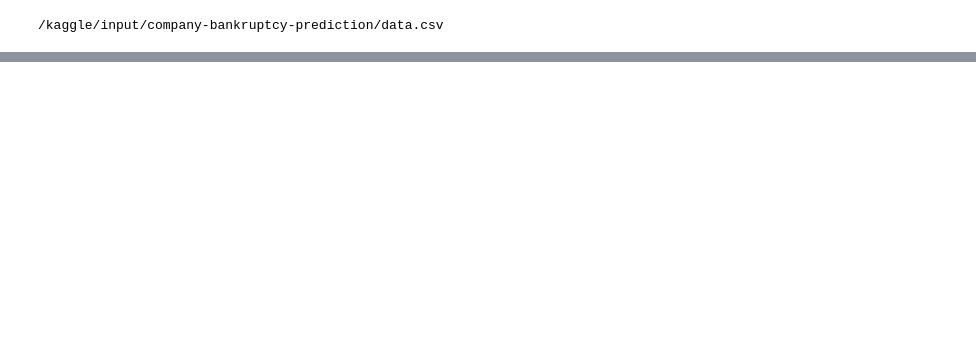
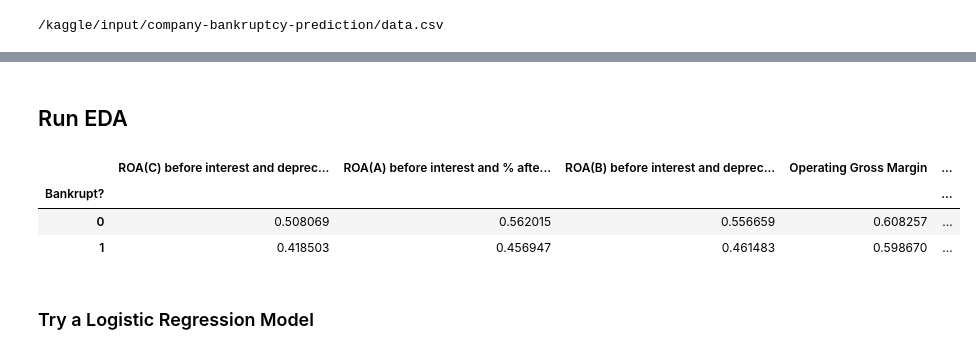
Before and after one commit to zhou1126/Marquette_teaching_finance, a Jupyter notebook: Company_Bankruptcy_prediction.ipynb, the cells around one changed output, grey strips where cells are left out. Saved outputs shown, nothing was run; the diff lists cells and outputs as text; code cells hidden in the pictures; blank space fills up the shorter version.

```diff
--- a/Company_Bankruptcy_prediction.ipynb
+++ b/Company_Bankruptcy_prediction.ipynb
@@ -20,0 +54,14 @@ for dirname, _, filenames in os.walk('/kaggle/input'):
+# %% [markdown]
+## Run EDA
+# %%
+grouped_averages = df.groupby("Bankrupt?").mean()
+
+# Display the grouped averages
+grouped_averages.head()
+# %% [output]
+|  | ROA(C) before interest and deprec... | ROA(A) before interest and % afte... | ROA(B) before interest and deprec... | Operating Gross Margin | ... |
+| Bankrupt? |  |  |  |  | ... |
+| 0 | 0.508069 | 0.562015 | 0.556659 | 0.608257 | ... |
+| 1 | 0.418503 | 0.456947 | 0.461483 | 0.598670 | ... |
+# %% [markdown]
+### Try a Logistic Regression Model
```
Also changed, not shown: parts of 7 cells of this notebook.
